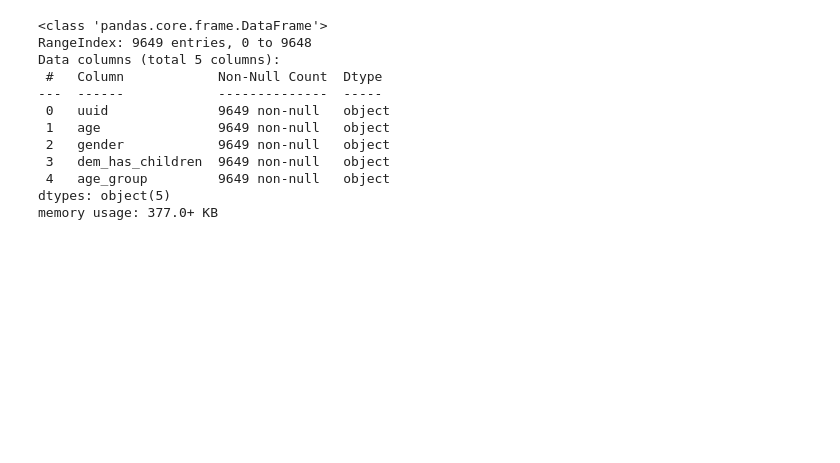
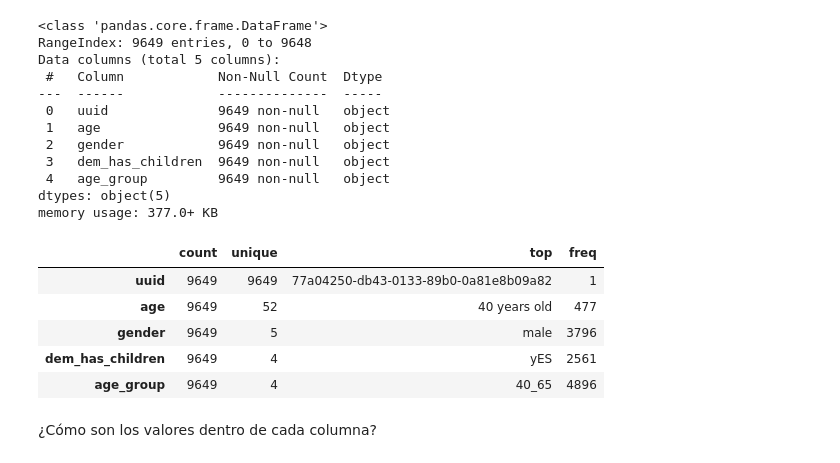
Before and after one commit to LAMDAMielgo/European_DataJobs_Poll, a Jupyter notebook: notebooks/acquisition.ipynb, the cells around one changed output. Saved outputs shown, nothing was run; the diff lists cells and outputs as text; code cells hidden in the pictures; blank space fills up the shorter version.

```diff
--- a/notebooks/acquisition.ipynb
+++ b/notebooks/acquisition.ipynb
@@ -93,3 +96,14 @@ Data columns (total 5 columns):
  4   age_group         9649 non-null   object
 dtypes: object(5)
 memory usage: 377.0+ KB
+# %%
+df_personal_info.describe().T
+# %% [output]
+|  | count | unique | top | freq |
+| uuid | 9649 | 9649 | 77a04250-db43-0133-89b0-0a81e8b09a82 | 1 |
+| age | 9649 | 52 | 40 years old | 477 |
+| gender | 9649 | 5 | male | 3796 |
+| dem_has_children | 9649 | 4 | yES | 2561 |
+| age_group | 9649 | 4 | 40_65 | 4896 |
+# %% [markdown]
+¿Cómo son los valores dentro de cada columna?
```
Also changed, not shown: parts of 42 cells of this notebook, 1 other file.
